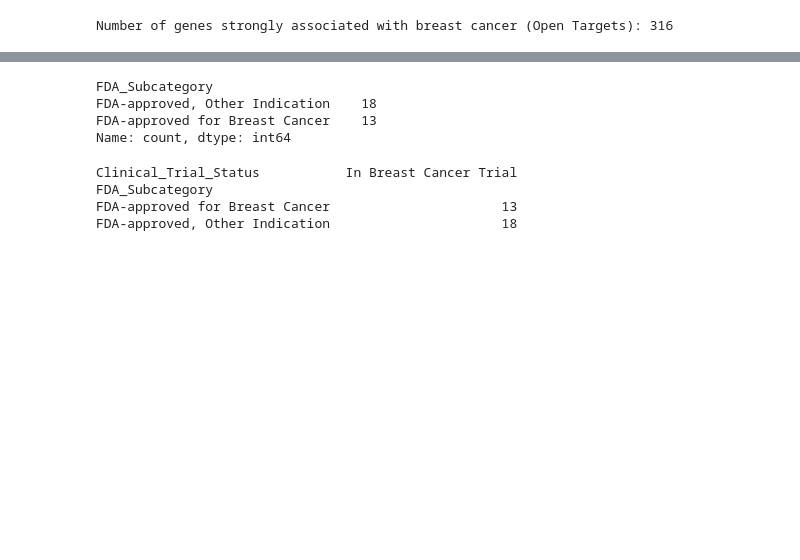
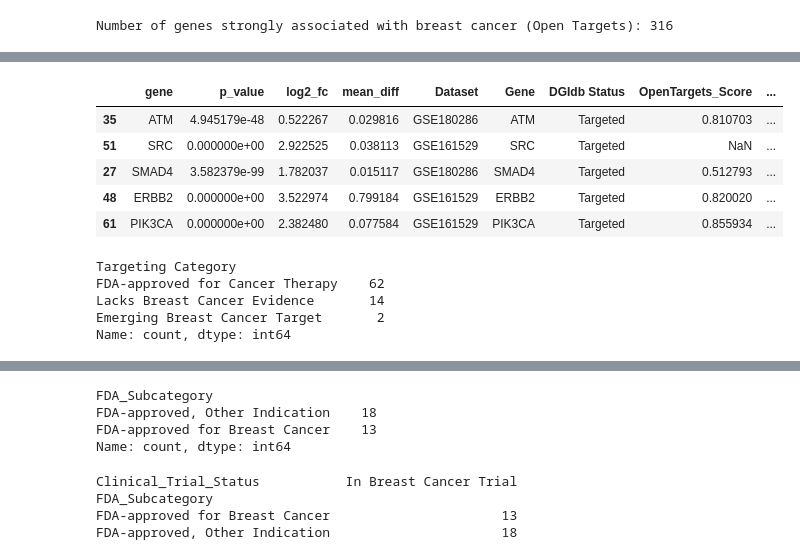
Before and after one commit to oliverraj/interpretable-machine-learning-oncology, a Jupyter notebook: notebooks/10_Combined_DE.ipynb, the cells around one changed output, grey strips where cells are left out. Cells and saved outputs as stored; diff of their text form; code cells hidden in the pictures; blank space fills up the shorter version.

```diff
--- a/notebooks/10_Combined_DE.ipynb
+++ b/notebooks/10_Combined_DE.ipynb
@@ -165,0 +201,19 @@ print(f"✅ Saved annotated therapeutic stratification to {output_path}")
+# %%
+# Show some sample rows
+df.sample(5)
+# %% [output]
+|  | gene | p_value | log2_fc | mean_diff | Dataset | Gene | DGIdb Status | OpenTargets_Score | ... |
+| 35 | ATM | 4.945179e-48 | 0.522267 | 0.029816 | GSE180286 | ATM | Targeted | 0.810703 | ... |
+| 51 | SRC | 0.000000e+00 | 2.922525 | 0.038113 | GSE161529 | SRC | Targeted | NaN | ... |
+| 27 | SMAD4 | 3.582379e-99 | 1.782037 | 0.015117 | GSE180286 | SMAD4 | Targeted | 0.512793 | ... |
+| 48 | ERBB2 | 0.000000e+00 | 3.522974 | 0.799184 | GSE161529 | ERBB2 | Targeted | 0.820020 | ... |
+| 61 | PIK3CA | 0.000000e+00 | 2.382480 | 0.077584 | GSE161529 | PIK3CA | Targeted | 0.855934 | ... |
+# %%
+# Summary of therapeutic categories
+df['Targeting Category'].value_counts()
+# %% [output]
+Targeting Category
+FDA-approved for Cancer Therapy    62
+Lacks Breast Cancer Evidence       14
+Emerging Breast Cancer Target       2
+Name: count, dtype: int64
```
Also changed, not shown: parts of 71 cells of this notebook, 1 other file.
